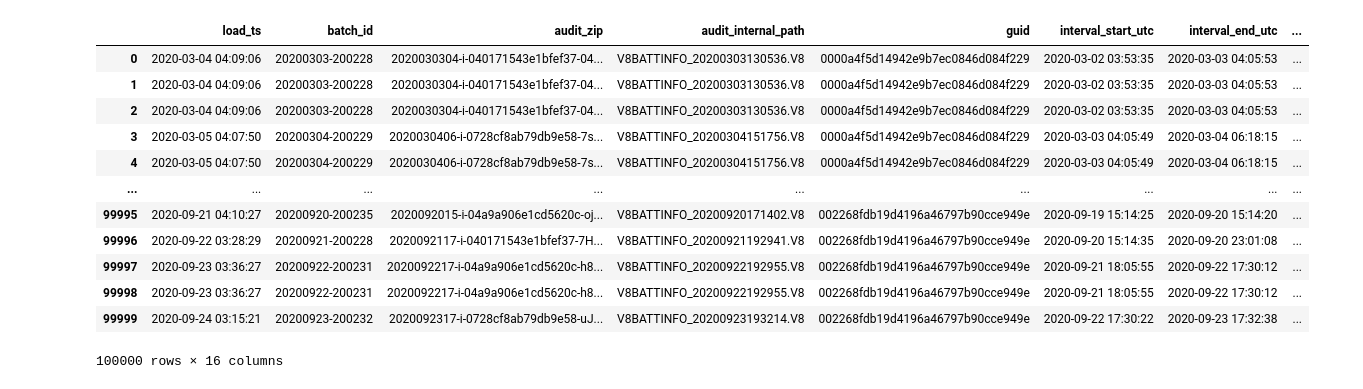
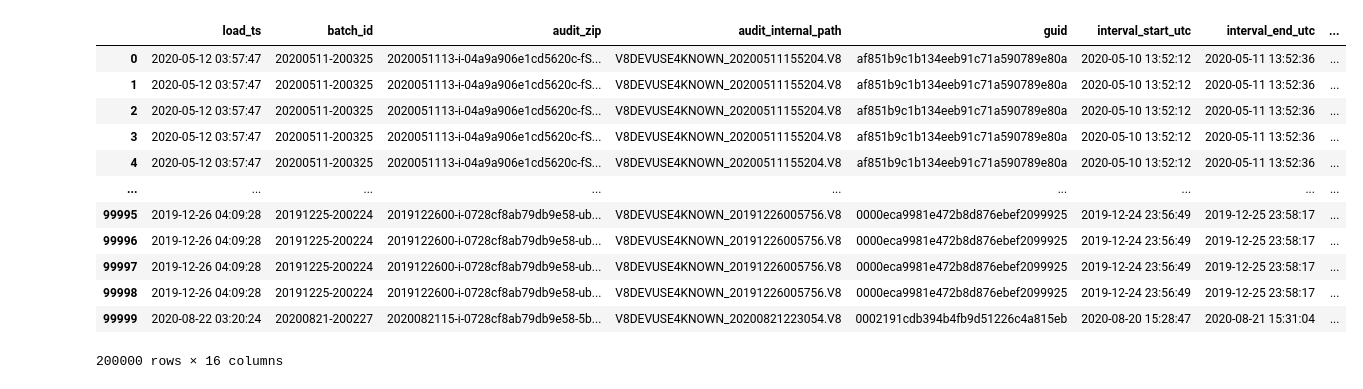
Before and after one commit to michelleliu1027/DSC180B, a Jupyter notebook: DSC180B_group2.ipynb, the cells around one changed output. Cells and saved outputs as stored; diff of their text form; code cells hidden in the pictures.

Commit message:
update with device use
guessing whether number of device would affect the duration of battery (a way for evaluating the performance of battery)

```diff
--- a/DSC180B_group2.ipynb
+++ b/DSC180B_group2.ipynb
@@ -49,16 +65,0 @@ df1
-# %%
-df2
-# %% [output]
-|  | load_ts | batch_id | audit_zip | audit_internal_path | guid | interval_start_utc | interval_end_utc | ... |
-| 0 | 2020-03-04 04:09:06 | 20200303-200228 | 2020030304-i-040171543e1bfef37-04... | V8BATTINFO_20200303130536.V8 | 0000a4f5d14942e9b7ec0846d084f229 | 2020-03-02 03:53:35 | 2020-03-03 04:05:53 | ... |
-| 1 | 2020-03-04 04:09:06 | 20200303-200228 | 2020030304-i-040171543e1bfef37-04... | V8BATTINFO_20200303130536.V8 | 0000a4f5d14942e9b7ec0846d084f229 | 2020-03-02 03:53:35 | 2020-03-03 04:05:53 | ... |
-| 2 | 2020-03-04 04:09:06 | 20200303-200228 | 2020030304-i-040171543e1bfef37-04... | V8BATTINFO_20200303130536.V8 | 0000a4f5d14942e9b7ec0846d084f229 | 2020-03-02 03:53:35 | 2020-03-03 04:05:53 | ... |
-| 3 | 2020-03-05 04:07:50 | 20200304-200229 | 2020030406-i-0728cf8ab79db9e58-7s... | V8BATTINFO_20200304151756.V8 | 0000a4f5d14942e9b7ec0846d084f229 | 2020-03-03 04:05:49 | 2020-03-04 06:18:15 | ... |
-| 4 | 2020-03-05 04:07:50 | 20200304-200229 | 2020030406-i-0728cf8ab79db9e58-7s... | V8BATTINFO_20200304151756.V8 | 0000a4f5d14942e9b7ec0846d084f229 | 2020-03-03 04:05:49 | 2020-03-04 06:18:15 | ... |
-| ... | ... | ... | ... | ... | ... | ... | ... | ... |
-| 99995 | 2020-09-21 04:10:27 | 20200920-200235 | 2020092015-i-04a9a906e1cd5620c-oj... | V8BATTINFO_20200920171402.V8 | 002268fdb19d4196a46797b90cce949e | 2020-09-19 15:14:25 | 2020-09-20 15:14:20 | ... |
-| 99996 | 2020-09-22 03:28:29 | 20200921-200228 | 2020092117-i-040171543e1bfef37-7H... | V8BATTINFO_20200921192941.V8 | 002268fdb19d4196a46797b90cce949e | 2020-09-20 15:14:35 | 2020-09-20 23:01:08 | ... |
-| 99997 | 2020-09-23 03:36:27 | 20200922-200231 | 2020092217-i-04a9a906e1cd5620c-h8... | V8BATTINFO_20200922192955.V8 | 002268fdb19d4196a46797b90cce949e | 2020-09-21 18:05:55 | 2020-09-22 17:30:12 | ... |
-| 99998 | 2020-09-23 03:36:27 | 20200922-200231 | 2020092217-i-04a9a906e1cd5620c-h8... | V8BATTINFO_20200922192955.V8 | 002268fdb19d4196a46797b90cce949e | 2020-09-21 18:05:55 | 2020-09-22 17:30:12 | ... |
-| 99999 | 2020-09-24 03:15:21 | 20200923-200232 | 2020092317-i-0728cf8ab79db9e58-uJ... | V8BATTINFO_20200923193214.V8 | 002268fdb19d4196a46797b90cce949e | 2020-09-22 17:30:22 | 2020-09-23 17:32:38 | ... |
-100000 rows × 16 columns
@@ -64,0 +69,20 @@ df2
+# %%
+df3 = pd.read_csv('sample_devuse_4known_device.csv')
+df3 = df3[df3.columns[1:]]
+df4 = pd.read_csv('sample_devuse_4known_device2.csv')
+df4 = df4[df4.columns[1:]]
+device_use = df4.append(df3)
+# %% [output]
+|  | load_ts | batch_id | audit_zip | audit_internal_path | guid | interval_start_utc | interval_end_utc | ... |
+| 0 | 2020-05-12 03:57:47 | 20200511-200325 | 2020051113-i-04a9a906e1cd5620c-fS... | V8DEVUSE4KNOWN_20200511155204.V8 | af851b9c1b134eeb91c71a590789e80a | 2020-05-10 13:52:12 | 2020-05-11 13:52:36 | ... |
+| 1 | 2020-05-12 03:57:47 | 20200511-200325 | 2020051113-i-04a9a906e1cd5620c-fS... | V8DEVUSE4KNOWN_20200511155204.V8 | af851b9c1b134eeb91c71a590789e80a | 2020-05-10 13:52:12 | 2020-05-11 13:52:36 | ... |
+| 2 | 2020-05-12 03:57:47 | 20200511-200325 | 2020051113-i-04a9a906e1cd5620c-fS... | V8DEVUSE4KNOWN_20200511155204.V8 | af851b9c1b134eeb91c71a590789e80a | 2020-05-10 13:52:12 | 2020-05-11 13:52:36 | ... |
+| 3 | 2020-05-12 03:57:47 | 20200511-200325 | 2020051113-i-04a9a906e1cd5620c-fS... | V8DEVUSE4KNOWN_20200511155204.V8 | af851b9c1b134eeb91c71a590789e80a | 2020-05-10 13:52:12 | 2020-05-11 13:52:36 | ... |
+| 4 | 2020-05-12 03:57:47 | 20200511-200325 | 2020051113-i-04a9a906e1cd5620c-fS... | V8DEVUSE4KNOWN_20200511155204.V8 | af851b9c1b134eeb91c71a590789e80a | 2020-05-10 13:52:12 | 2020-05-11 13:52:36 | ... |
+| ... | ... | ... | ... | ... | ... | ... | ... | ... |
+| 99995 | 2019-12-26 04:09:28 | 20191225-200224 | 2019122600-i-0728cf8ab79db9e58-ub... | V8DEVUSE4KNOWN_20191226005756.V8 | 0000eca9981e472b8d876ebef2099925 | 2019-12-24 23:56:49 | 2019-12-25 23:58:17 | ... |
+| 99996 | 2019-12-26 04:09:28 | 20191225-200224 | 2019122600-i-0728cf8ab79db9e58-ub... | V8DEVUSE4KNOWN_20191226005756.V8 | 0000eca9981e472b8d876ebef2099925 | 2019-12-24 23:56:49 | 2019-12-25 23:58:17 | ... |
+| 99997 | 2019-12-26 04:09:28 | 20191225-200224 | 2019122600-i-0728cf8ab79db9e58-ub... | V8DEVUSE4KNOWN_20191226005756.V8 | 0000eca9981e472b8d876ebef2099925 | 2019-12-24 23:56:49 | 2019-12-25 23:58:17 | ... |
+| 99998 | 2019-12-26 04:09:28 | 20191225-200224 | 2019122600-i-0728cf8ab79db9e58-ub... | V8DEVUSE4KNOWN_20191226005756.V8 | 0000eca9981e472b8d876ebef2099925 | 2019-12-24 23:56:49 | 2019-12-25 23:58:17 | ... |
+| 99999 | 2020-08-22 03:20:24 | 20200821-200227 | 2020082115-i-0728cf8ab79db9e58-5b... | V8DEVUSE4KNOWN_20200821223054.V8 | 0002191cdb394b4fb9d51226c4a815eb | 2020-08-20 15:28:47 | 2020-08-21 15:31:04 | ... |
+200000 rows × 16 columns
```
Also changed, not shown: parts of 10 cells of this notebook, 3 other files.
